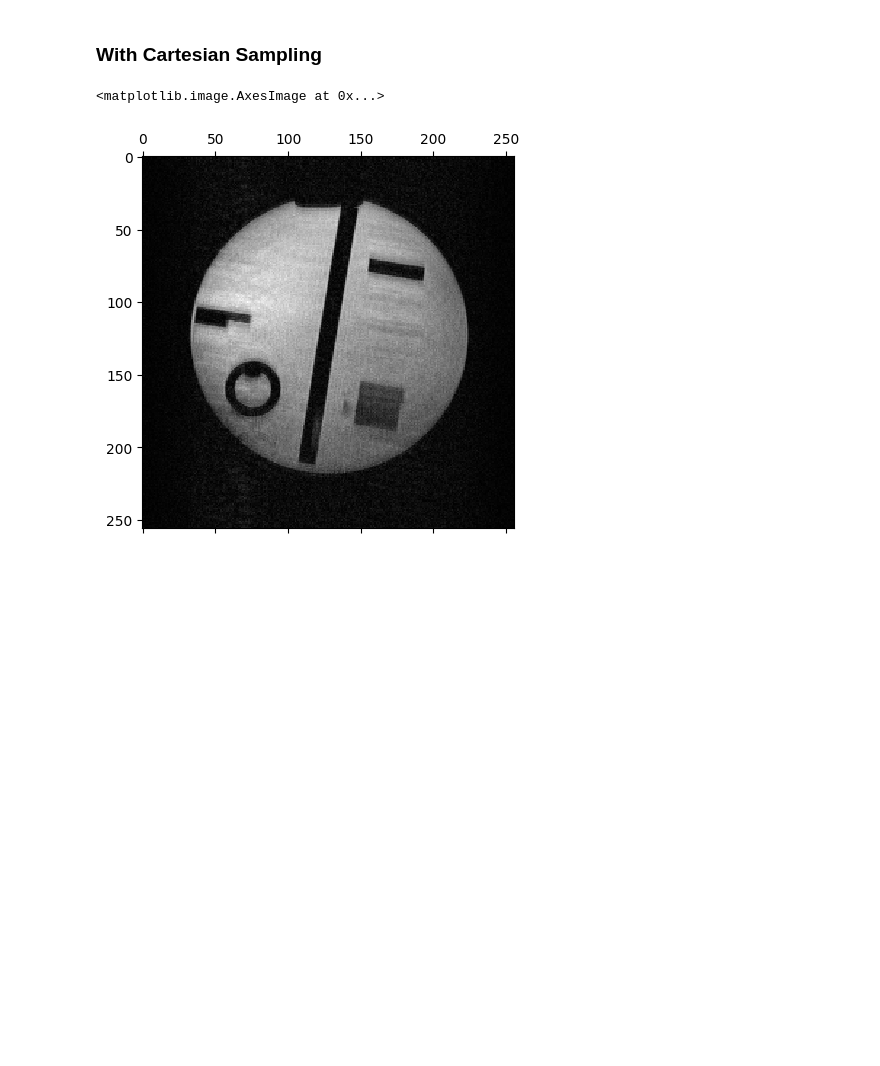
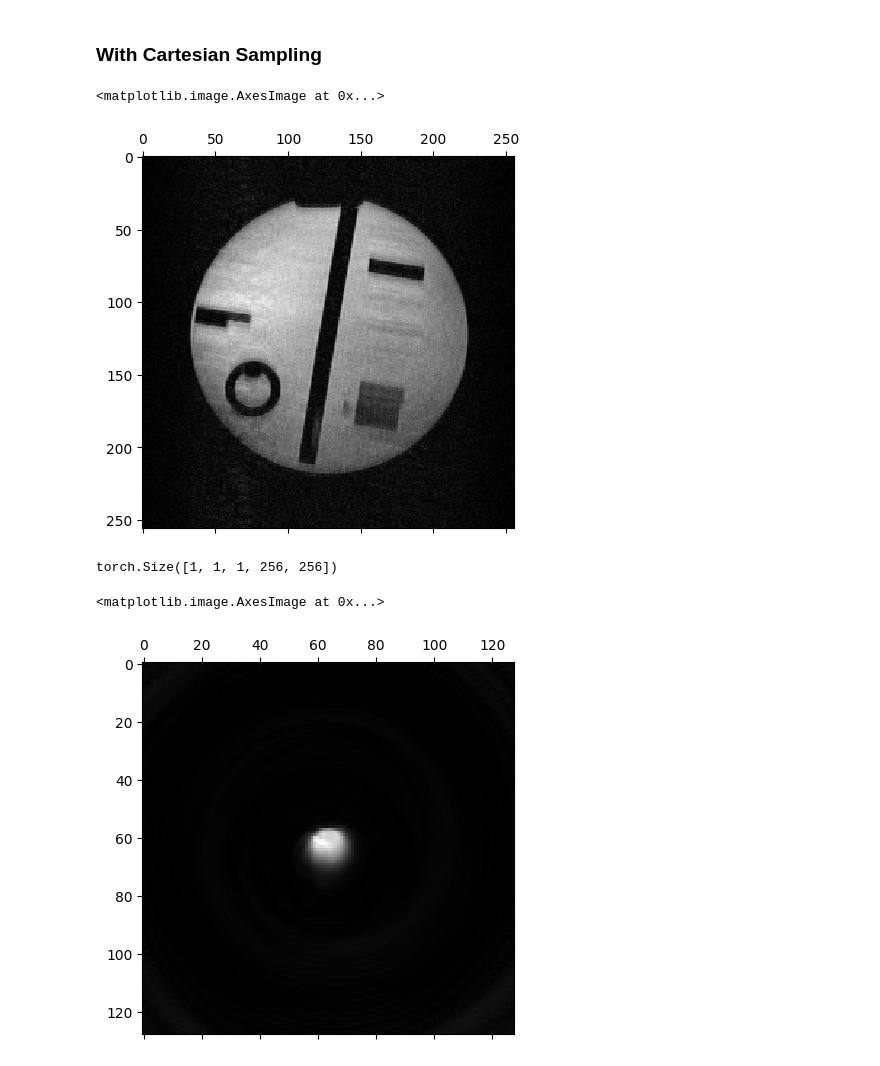
Before and after one commit to PTB-MR/mrpro, a Jupyter notebook: examples/Test.ipynb, the cells around one changed output. Saved outputs shown, nothing was run; the diff lists cells and outputs as text; code cells hidden in the pictures; blank space fills up the shorter version.

```diff
--- a/examples/Test.ipynb
+++ b/examples/Test.ipynb
@@ -28,6 +28,15 @@ seq_path4 = '/data/bouill01/PTBSequences/PTBSequences/seqfiles/final/cartesian_2
 # US 141
 h5_path5 = '/data/bouill01/PTBSequences/PTBSequences/seqfiles/final/meas_MID00096_FID06180_cartesian_2d_final_poiss_0_5_us_141_20240704_162804.h5'
 seq_path5 = '/data/bouill01/PTBSequences/PTBSequences/seqfiles/final/cartesian_2d_final_poiss_0.5_us_141_20240704_162804.seq'
+
+# 3D spirals
+h5_path6 = '/data/bouill01/PTBSequences/PTBSequences/seqfiles/20240711_spiral_interleaved_3D_256mm_2012k0_3interleaves_golden_angle_3D/meas_MID00029_FID06362_20240711_spiral_interleaved_3D_256mm_2012k0_with_traj.h5'
+seq_path6 = '/data/bouill01/PTBSequences/PTBSequences/seqfiles/20240711_spiral_interleaved_3D_256mm_2012k0_3interleaves_golden_angle_3D/20240711_spiral_interleaved_3D_256mm_2012k0_3interleaves_golden_angle_3D.seq'
+
+
+# 3D spirals
+h5_path7 = '/data/bouill01/PTBSequences/PTBSequences/seqfiles/3D_spirals/meas_MID00029_FID06362_20240711_spiral_interleaved_3D_256mm_2012k0_with_traj.h5'
+seq_path7 = '/data/bouill01/PTBSequences/PTBSequences/seqfiles/3D_spirals/20240711_spiral_interleaved_3D_256mm_2012k0_3interleaves_golden_angle_3D.seq'
 # %% [markdown]
 ### Without Cartesian Sampling
 # %%
@@ -310,3 +319,31 @@ plt.matshow(first_img, cmap='gray')
 # %% [output]
 <matplotlib.image.AxesImage at 0x...>
 [figure]
+# %%
+img_manual.data.shape
+# %% [output]
+torch.Size([1, 1, 1, 256, 256])
+# %%
+import mrpro
+from mrpro.data.traj_calculators import KTrajectoryIsmrmrd
+
+# Use the trajectory that is stored in the ISMRMRD file
+# trajectory = mrpro.data.traj_calculators.KTrajectoryIsmrmrd(seq_file)
+# Load in the Data from the ISMRMRD file
+kdatapuls = KData.from_file(h5_path6, KTrajectoryIsmrmrd())
+kdatapuls.header.recon_matrix = SpatialDimension(z=16, y=128, x=128)
+kdatapuls.header.encoding_matrix = SpatialDimension(z=16, y=128, x=128)
+# # Perform the reconstruction
+reconstructionpuls = mrpro.algorithms.reconstruction.DirectReconstruction.from_kdata(kdatapuls)
+# Use this to run on gpu: kdata = kdata.cuda()
+img = reconstructionpuls(kdatapuls)
+
+import matplotlib.pyplot as plt
+
+# Display the reconstructed image
+# If there are multiple slices, ..., only the first one is selected
+first_img = img.rss().cpu()[0, 0, :, :]  #  images, z, y, x
+plt.matshow(first_img, cmap='gray')
+# %% [output]
+<matplotlib.image.AxesImage at 0x...>
+[figure, added]
```
Also changed, not shown: parts of 3 cells of this notebook, 2 other files.
